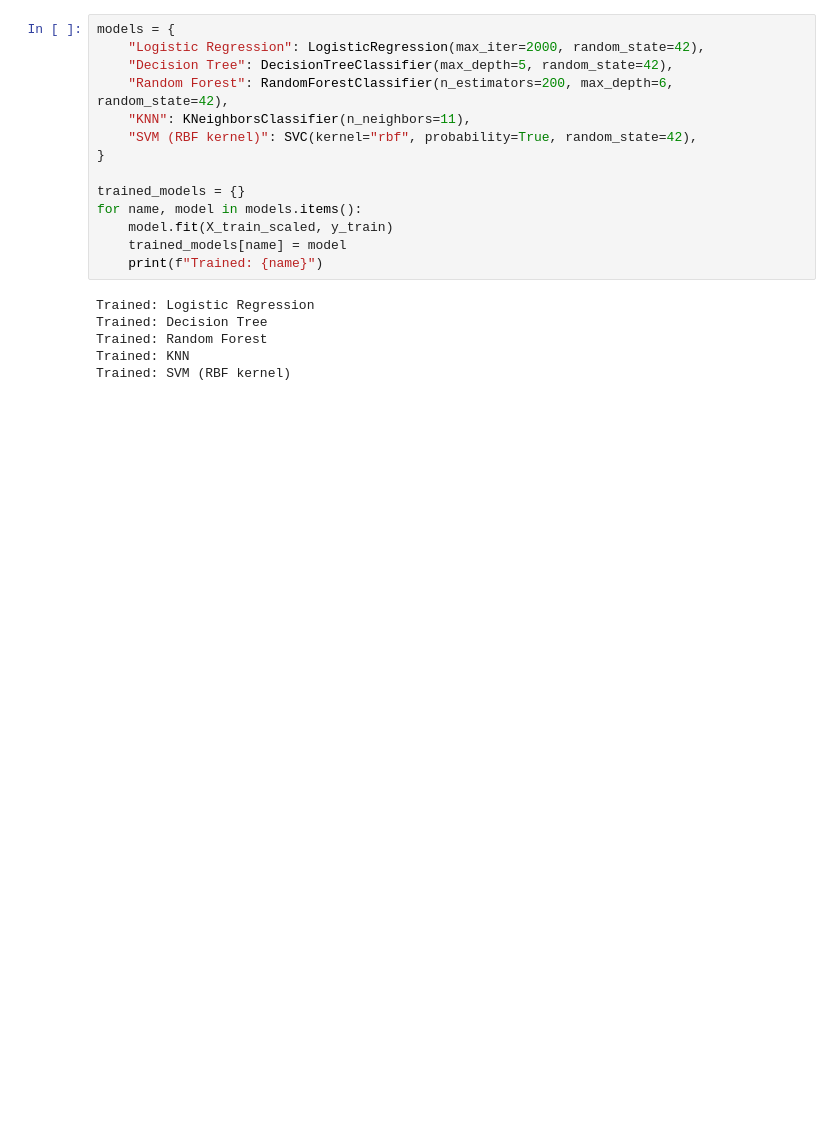
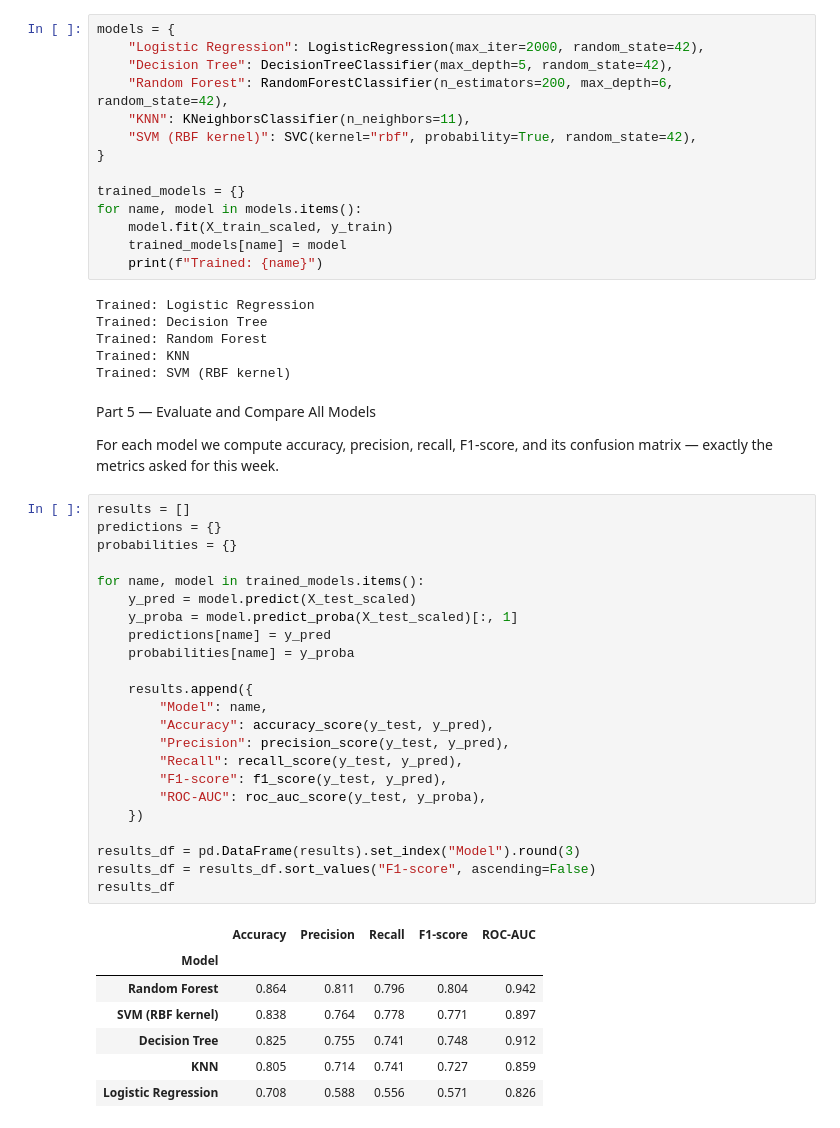
Before and after one commit to santoshkhadka615-syp/AI-ML-Internship, a Jupyter notebook: week 6 diabetes classification/diabetes classification.ipynb, the cells around one changed output. Drawn from its saved outputs; the diff is of its cells as text; blank space fills up the shorter version.

```diff
--- a/week 6 diabetes classification/diabetes classification.ipynb
+++ b/week 6 diabetes classification/diabetes classification.ipynb
@@ -186,3 +186,39 @@ Trained: Decision Tree
 Trained: Random Forest
 Trained: KNN
 Trained: SVM (RBF kernel)
+# %% [markdown]
+Part 5 — Evaluate and Compare All Models
+
+
+For each model we compute accuracy, precision, recall, F1-score, and its confusion matrix — exactly the metrics asked for this week.
+# %%
+results = []
+predictions = {}
+probabilities = {}
+
+for name, model in trained_models.items():
+    y_pred = model.predict(X_test_scaled)
+    y_proba = model.predict_proba(X_test_scaled)[:, 1]
+    predictions[name] = y_pred
+    probabilities[name] = y_proba
+
+    results.append({
+        "Model": name,
+        "Accuracy": accuracy_score(y_test, y_pred),
+        "Precision": precision_score(y_test, y_pred),
+        "Recall": recall_score(y_test, y_pred),
+        "F1-score": f1_score(y_test, y_pred),
+        "ROC-AUC": roc_auc_score(y_test, y_proba),
+    })
+
+results_df = pd.DataFrame(results).set_index("Model").round(3)
+results_df = results_df.sort_values("F1-score", ascending=False)
+results_df
+# %% [output]
+|  | Accuracy | Precision | Recall | F1-score | ROC-AUC |
+| Model |  |  |  |  |  |
+| Random Forest | 0.864 | 0.811 | 0.796 | 0.804 | 0.942 |
+| SVM (RBF kernel) | 0.838 | 0.764 | 0.778 | 0.771 | 0.897 |
+| Decision Tree | 0.825 | 0.755 | 0.741 | 0.748 | 0.912 |
+| KNN | 0.805 | 0.714 | 0.741 | 0.727 | 0.859 |
+| Logistic Regression | 0.708 | 0.588 | 0.556 | 0.571 | 0.826 |
```
Also changed, not shown: parts of 1 cell of this notebook.
